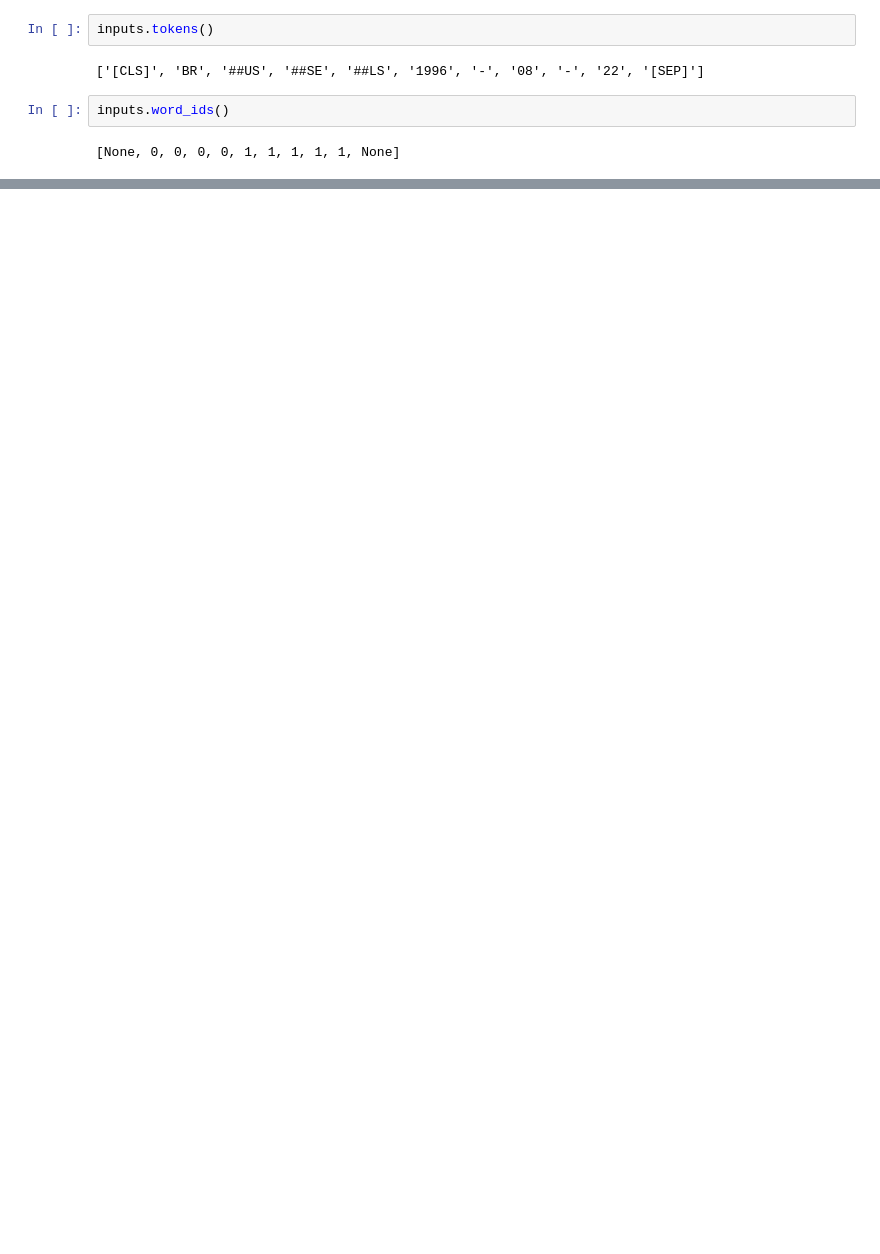
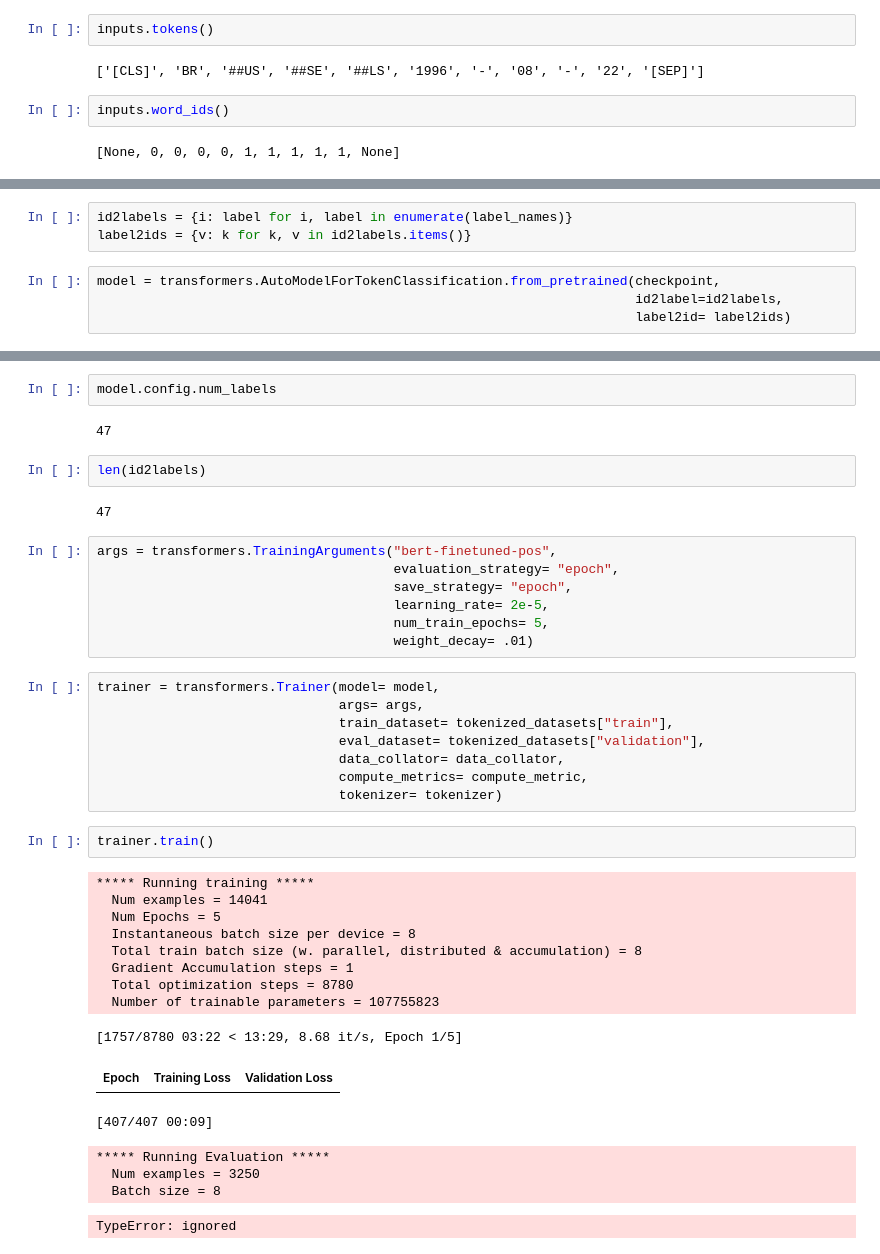
Before and after one commit to Mahdi-Golizadeh/Natural-Language-Processing, a Jupyter notebook: transformers/token_classification/Token_Classification.ipynb, the cells around one changed output, grey strips where cells are left out. Saved outputs shown, nothing was run; the diff lists cells and outputs as text; blank space fills up the shorter version.

```diff
--- a/transformers/token_classification/Token_Classification.ipynb
+++ b/transformers/token_classification/Token_Classification.ipynb
@@ -125,0 +224,7 @@ def special_token_care(labels)
+# %%
+id2labels = {i: label for i, label in enumerate(label_names)}
+label2ids = {v: k for k, v in id2labels.items()}
+# %%
+model = transformers.AutoModelForTokenClassification.from_pretrained(checkpoint,
+                                                                     id2label=id2labels,
+                                                                     label2id= label2ids)
@@ -125,0 +237,41 @@ def special_token_care(labels)
+# %%
+model.config.num_labels
+# %% [output]
+47
+# %%
+len(id2labels)
+# %% [output]
+47
+# %%
+args = transformers.TrainingArguments("bert-finetuned-pos",
+                                      evaluation_strategy= "epoch",
+                                      save_strategy= "epoch",
+                                      learning_rate= 2e-5,
+                                      num_train_epochs= 5,
+                                      weight_decay= .01)
+# %%
+trainer = transformers.Trainer(model= model,
+                               args= args,
+                               train_dataset= tokenized_datasets["train"],
+                               eval_dataset= tokenized_datasets["validation"],
+                               data_collator= data_collator,
+                               compute_metrics= compute_metric,
+                               tokenizer= tokenizer)
+# %%
+trainer.train()
+# %% [output]
+***** Running training *****
+  Num examples = 14041
+  Num Epochs = 5
+  Instantaneous batch size per device = 8
+  Total train batch size (w. parallel, distributed & accumulation) = 8
+  Gradient Accumulation steps = 1
+  Total optimization steps = 8780
+  Number of trainable parameters = 107755823
+[1757/8780 03:22 < 13:29, 8.68 it/s, Epoch 1/5]
+| Epoch | Training Loss | Validation Loss |
+[407/407 00:09]
+***** Running Evaluation *****
+  Num examples = 3250
+  Batch size = 8
+TypeError: ignored
```
Also changed, not shown: parts of 19 cells of this notebook.
